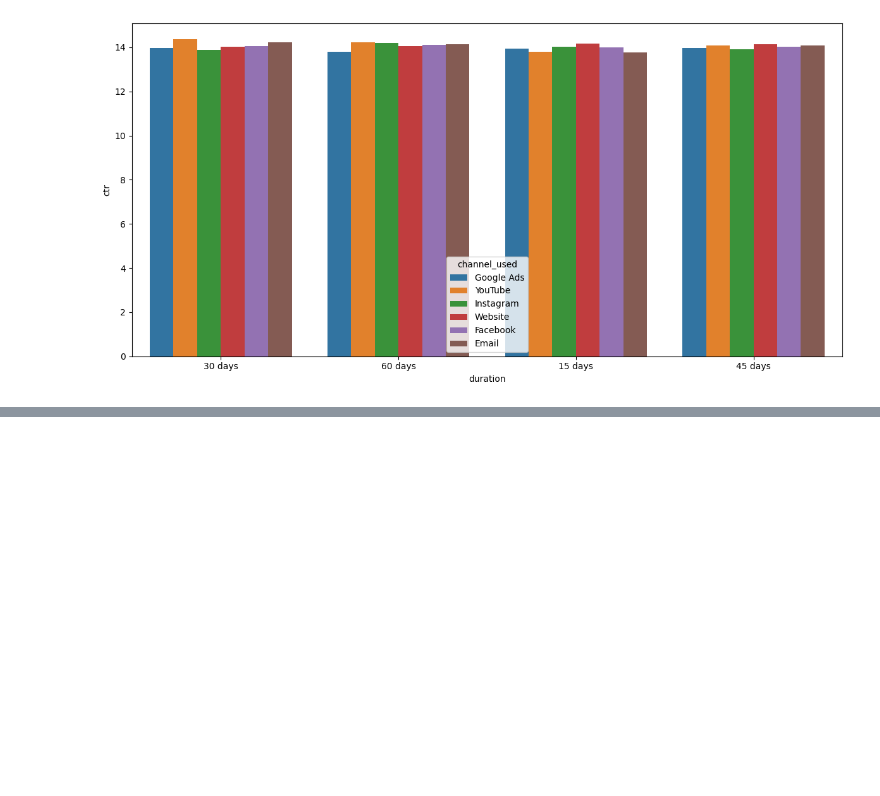
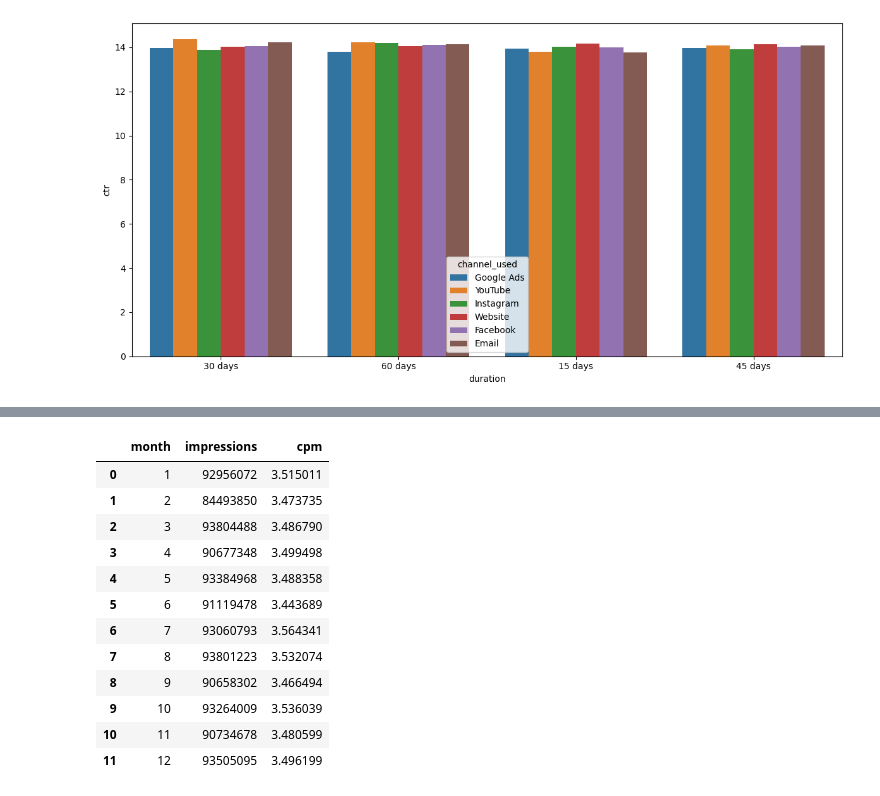
Before and after one commit to AliceDeg/mid_project, a Jupyter notebook: notebooks/EDA_notebook_alice.ipynb, the cells around one changed output, grey strips where cells are left out. Saved outputs shown, nothing was run; the diff lists cells and outputs as text; code cells hidden in the pictures; blank space fills up the shorter version.

```diff
--- a/notebooks/EDA_notebook_alice.ipynb
+++ b/notebooks/EDA_notebook_alice.ipynb
@@ -615,0 +627,18 @@ marketing_df.to_csv('C:\\Users\\deghe\\Documents\\Ironhack\\Week_5\\Mid_bootcamp
+# %%
+# checking if impression distribution is even
+
+marketing_df.groupby(["month"]).agg({"impressions":"sum", "cpm":"mean"}).reset_index().sort_values(by="month")
+# %% [output]
+|  | month | impressions | cpm |
+| 0 | 1 | 92956072 | 3.515011 |
+| 1 | 2 | 84493850 | 3.473735 |
+| 2 | 3 | 93804488 | 3.486790 |
+| 3 | 4 | 90677348 | 3.499498 |
+| 4 | 5 | 93384968 | 3.488358 |
+| 5 | 6 | 91119478 | 3.443689 |
+| 6 | 7 | 93060793 | 3.564341 |
+| 7 | 8 | 93801223 | 3.532074 |
+| 8 | 9 | 90658302 | 3.466494 |
+| 9 | 10 | 93264009 | 3.536039 |
+| 10 | 11 | 90734678 | 3.480599 |
+| 11 | 12 | 93505095 | 3.496199 |
```
Also changed, not shown: parts of 12 cells of this notebook.
